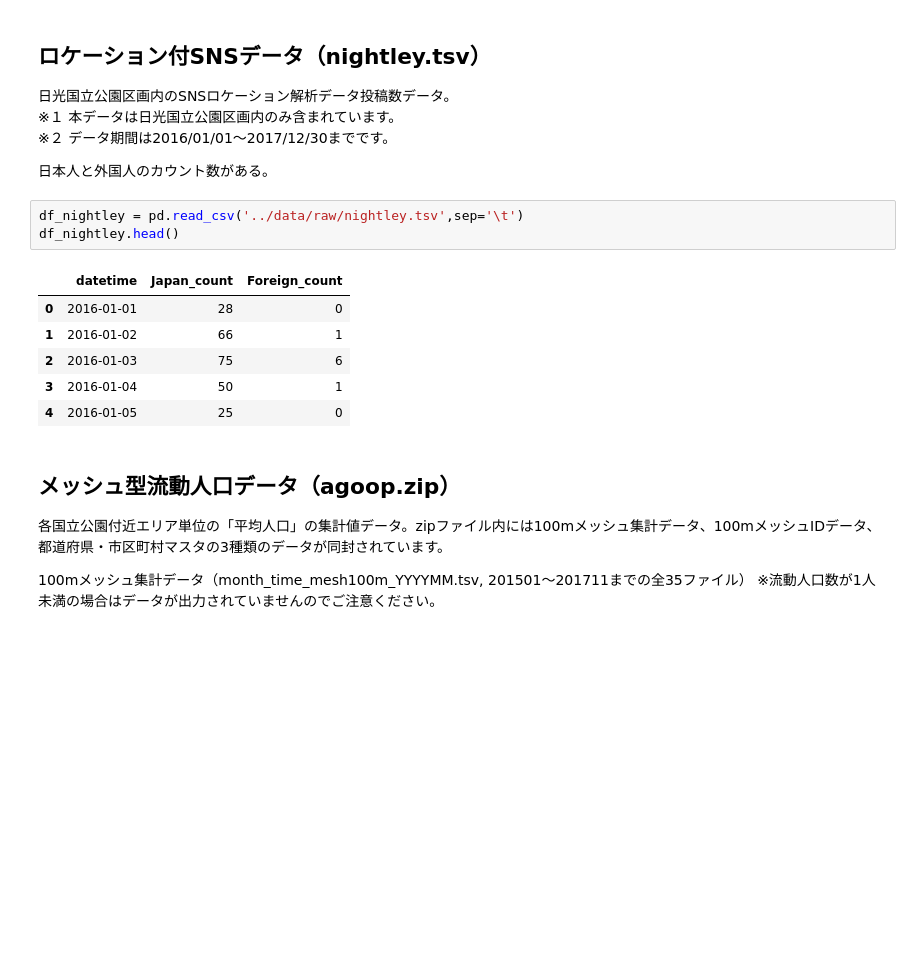
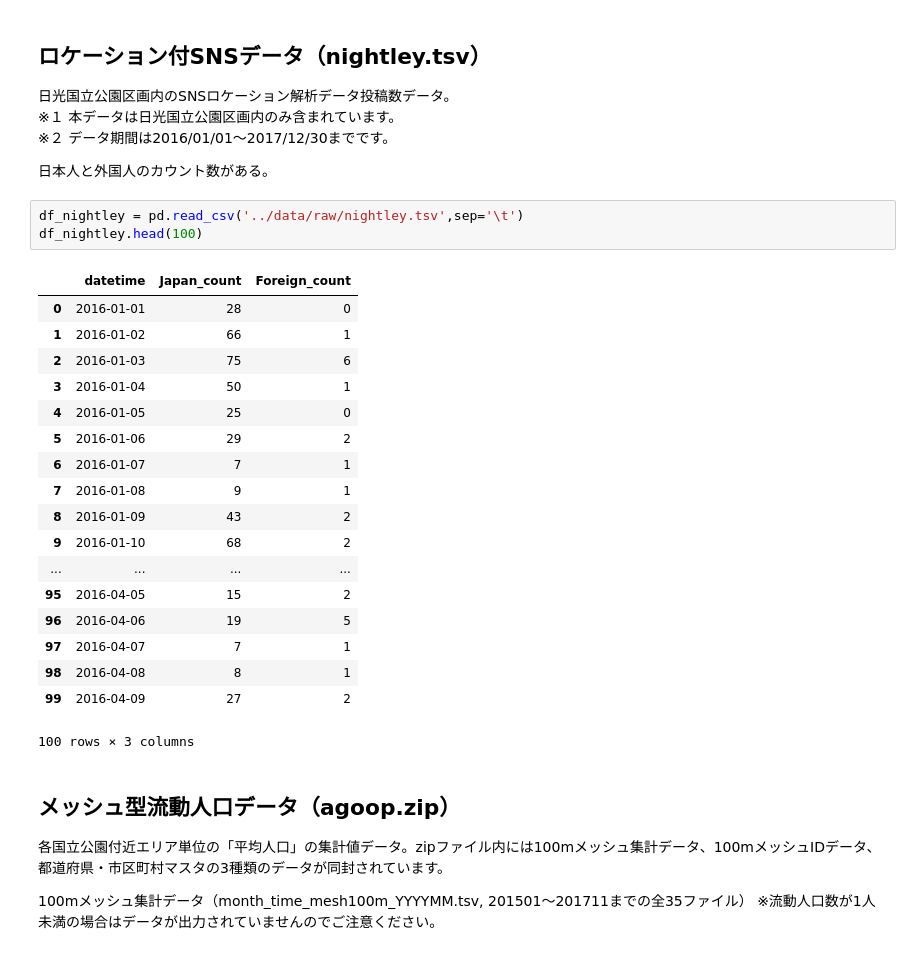
Before and after one commit to TaigoKuriyama/national_park_prediction, a Jupyter notebook: notebook/analyze.ipynb, the cells around one changed output. Saved outputs shown, nothing was run; the diff lists cells and outputs as text; blank space fills up the shorter version.

```diff
--- a/notebook/analyze.ipynb
+++ b/notebook/analyze.ipynb
@@ -261,14 +261,26 @@ df_hotlink.head()
 日本人と外国人のカウント数がある。
 # %%
 df_nightley = pd.read_csv('../data/raw/nightley.tsv',sep='\t')
-df_nightley.head()
+df_nightley.head(100)
 # %% [output]
 |  | datetime | Japan_count | Foreign_count |
 | 0 | 2016-01-01 | 28 | 0 |
 | 1 | 2016-01-02 | 66 | 1 |
 | 2 | 2016-01-03 | 75 | 6 |
 | 3 | 2016-01-04 | 50 | 1 |
 | 4 | 2016-01-05 | 25 | 0 |
+| 5 | 2016-01-06 | 29 | 2 |
+| 6 | 2016-01-07 | 7 | 1 |
+| 7 | 2016-01-08 | 9 | 1 |
+| 8 | 2016-01-09 | 43 | 2 |
+| 9 | 2016-01-10 | 68 | 2 |
+| ... | ... | ... | ... |
+| 95 | 2016-04-05 | 15 | 2 |
+| 96 | 2016-04-06 | 19 | 5 |
+| 97 | 2016-04-07 | 7 | 1 |
+| 98 | 2016-04-08 | 8 | 1 |
+| 99 | 2016-04-09 | 27 | 2 |
+100 rows × 3 columns
 # %% [markdown]
 ## メッシュ型流動人口データ（agoop.zip）
 各国立公園付近エリア単位の「平均人口」の集計値データ。zipファイル内には100mメッシュ集計データ、100mメッシュIDデータ、都道府県・市区町村マスタの3種類のデータが同封されています。
```
Also changed, not shown: parts of 1 cell of this notebook, 5 other files.
